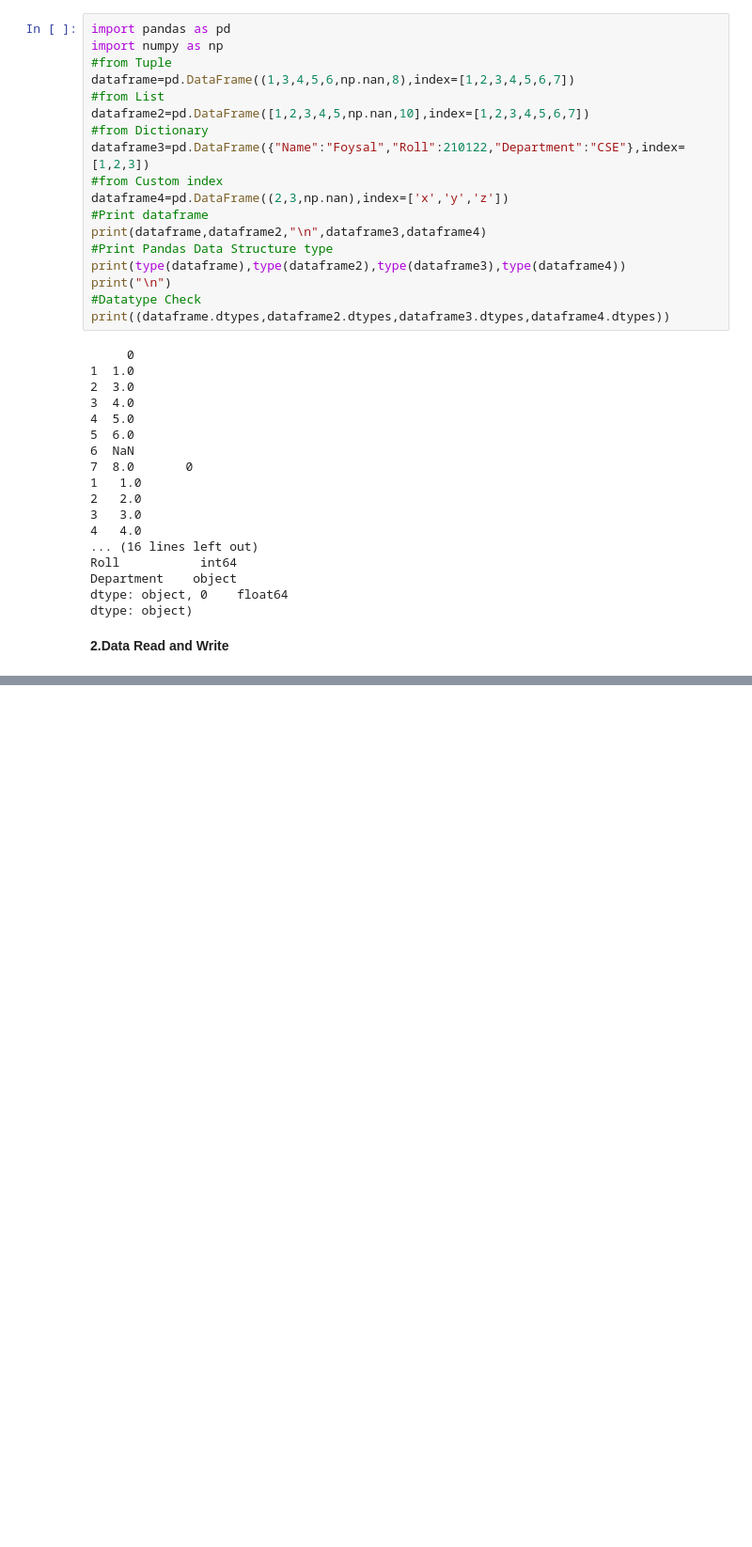
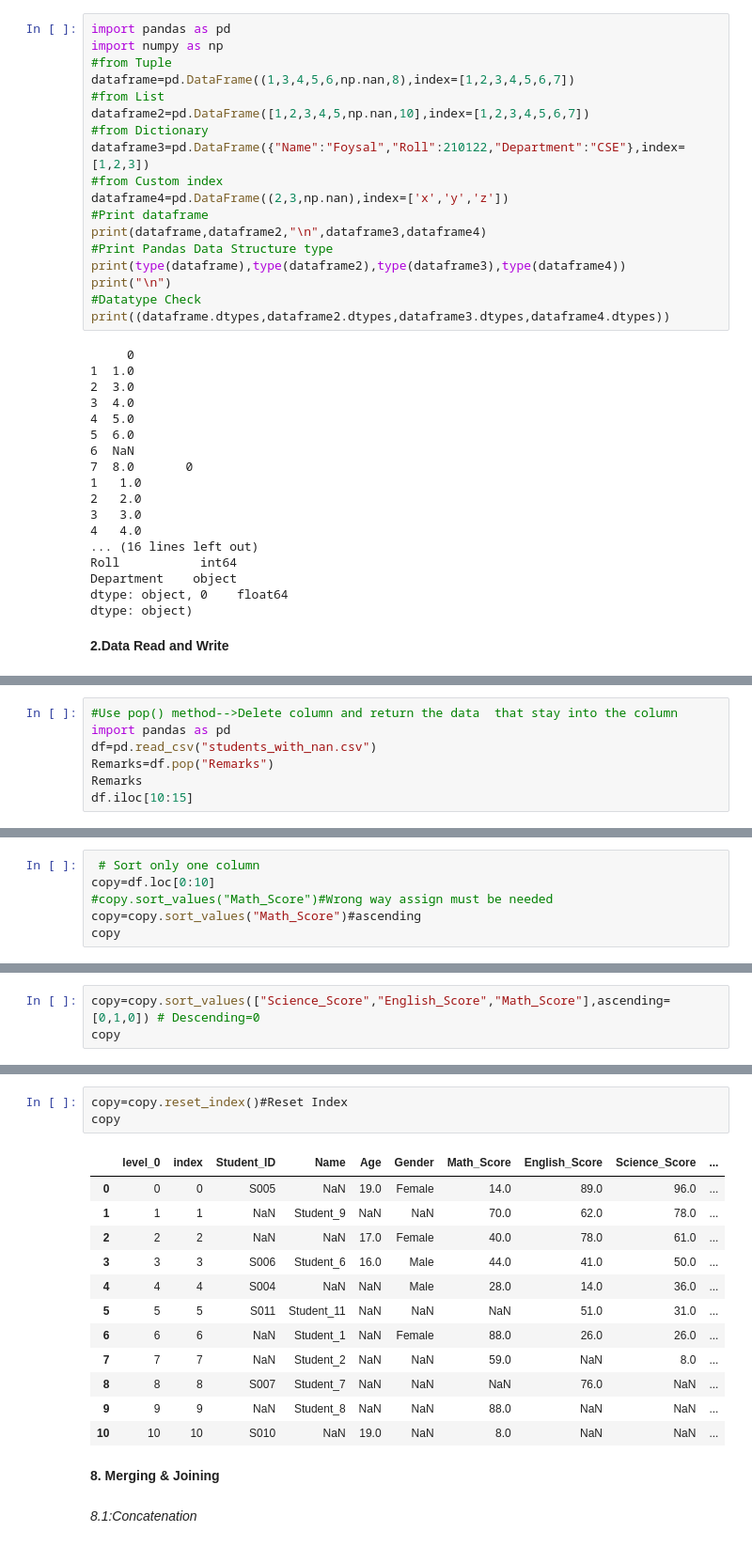
Before and after one commit to Foysal348/Pandas, a Jupyter notebook: Pandas 2.ipynb, the cells around one changed output, grey strips where cells are left out. Shown at 94% size. Saved outputs shown, nothing was run; the diff lists cells and outputs as text; blank space fills up the shorter version.

```diff
--- a/Pandas 2.ipynb
+++ b/Pandas 2.ipynb
@@ -113,0 +487,7 @@ int64
+# %%
+#Use pop() method-->Delete column and return the data  that stay into the column
+import pandas as pd
+df=pd.read_csv("students_with_nan.csv")
+Remarks=df.pop("Remarks")
+Remarks
+df.iloc[10:15]
@@ -113,0 +503,6 @@ int64
+# %%
+ # Sort only one column
+copy=df.loc[0:10]
+#copy.sort_values("Math_Score")#Wrong way assign must be needed
+copy=copy.sort_values("Math_Score")#ascending
+copy
@@ -113,0 +522,3 @@ int64
+# %%
+copy=copy.sort_values(["Science_Score","English_Score","Math_Score"],ascending=[0,1,0]) # Descending=0
+copy
@@ -113,0 +538,20 @@ int64
+# %%
+copy=copy.reset_index()#Reset Index
+copy
+# %% [output]
+|  | level_0 | index | Student_ID | Name | Age | Gender | Math_Score | English_Score | Science_Score | ... |
+| 0 | 0 | 0 | S005 | NaN | 19.0 | Female | 14.0 | 89.0 | 96.0 | ... |
+| 1 | 1 | 1 | NaN | Student_9 | NaN | NaN | 70.0 | 62.0 | 78.0 | ... |
+| 2 | 2 | 2 | NaN | NaN | 17.0 | Female | 40.0 | 78.0 | 61.0 | ... |
+| 3 | 3 | 3 | S006 | Student_6 | 16.0 | Male | 44.0 | 41.0 | 50.0 | ... |
+| 4 | 4 | 4 | S004 | NaN | NaN | Male | 28.0 | 14.0 | 36.0 | ... |
+| 5 | 5 | 5 | S011 | Student_11 | NaN | NaN | NaN | 51.0 | 31.0 | ... |
+| 6 | 6 | 6 | NaN | Student_1 | NaN | Female | 88.0 | 26.0 | 26.0 | ... |
+| 7 | 7 | 7 | NaN | Student_2 | NaN | NaN | 59.0 | NaN | 8.0 | ... |
+| 8 | 8 | 8 | S007 | Student_7 | NaN | NaN | NaN | 76.0 | NaN | ... |
+| 9 | 9 | 9 | NaN | Student_8 | NaN | NaN | 88.0 | NaN | NaN | ... |
+| 10 | 10 | 10 | S010 | NaN | 19.0 | NaN | 8.0 | NaN | NaN | ... |
+# %% [markdown]
+**8. Merging & Joining**
+# %% [markdown]
+*8.1:Concatenation*
```
Also changed, not shown: parts of 55 cells of this notebook.
